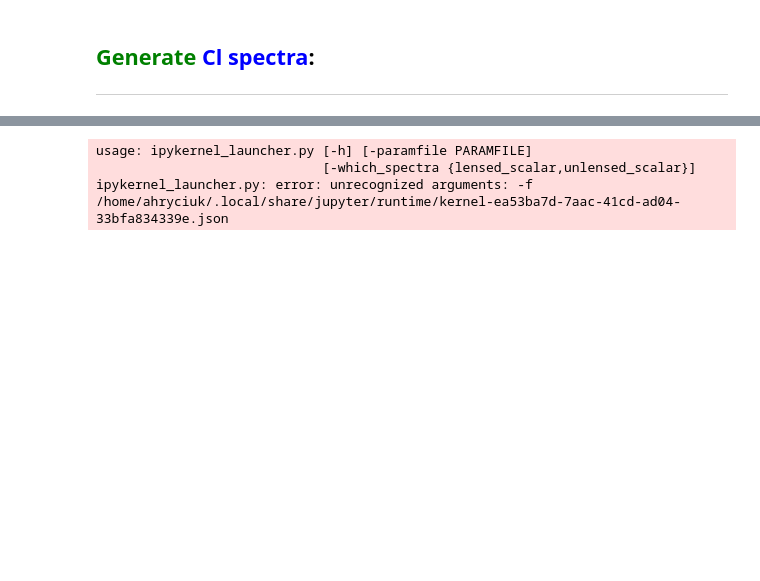
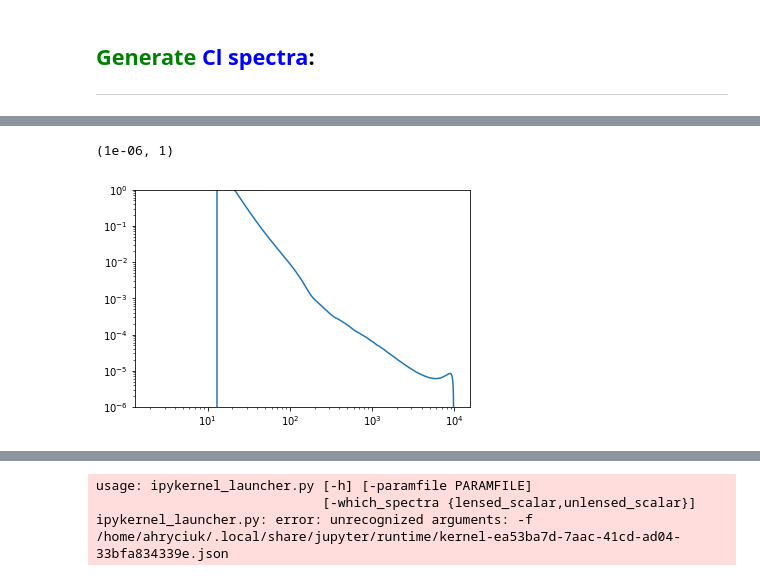
Before and after one commit to ahryciuk/CMBS4_Noise_Modeling, a Jupyter notebook: S4 Noise Modeling Interface.ipynb, the cells around one changed output, grey strips where cells are left out. Saved outputs shown, nothing was run; the diff lists cells and outputs as text; code cells hidden in the pictures; blank space fills up the shorter version.

```diff
--- a/S4 Noise Modeling Interface.ipynb
+++ b/S4 Noise Modeling Interface.ipynb
@@ -467,0 +528,7 @@ Ignoring ['cmb']
+# %%
+import matplotlib.pyplot as plt
+plt.loglog(ell,cl_residual['TT'])
+plt.ylim(1e-6,1)
+# %% [output]
+(1e-06, 1)
+[figure, added]
```
Also changed, not shown: parts of 30 cells of this notebook, 8 other files.
